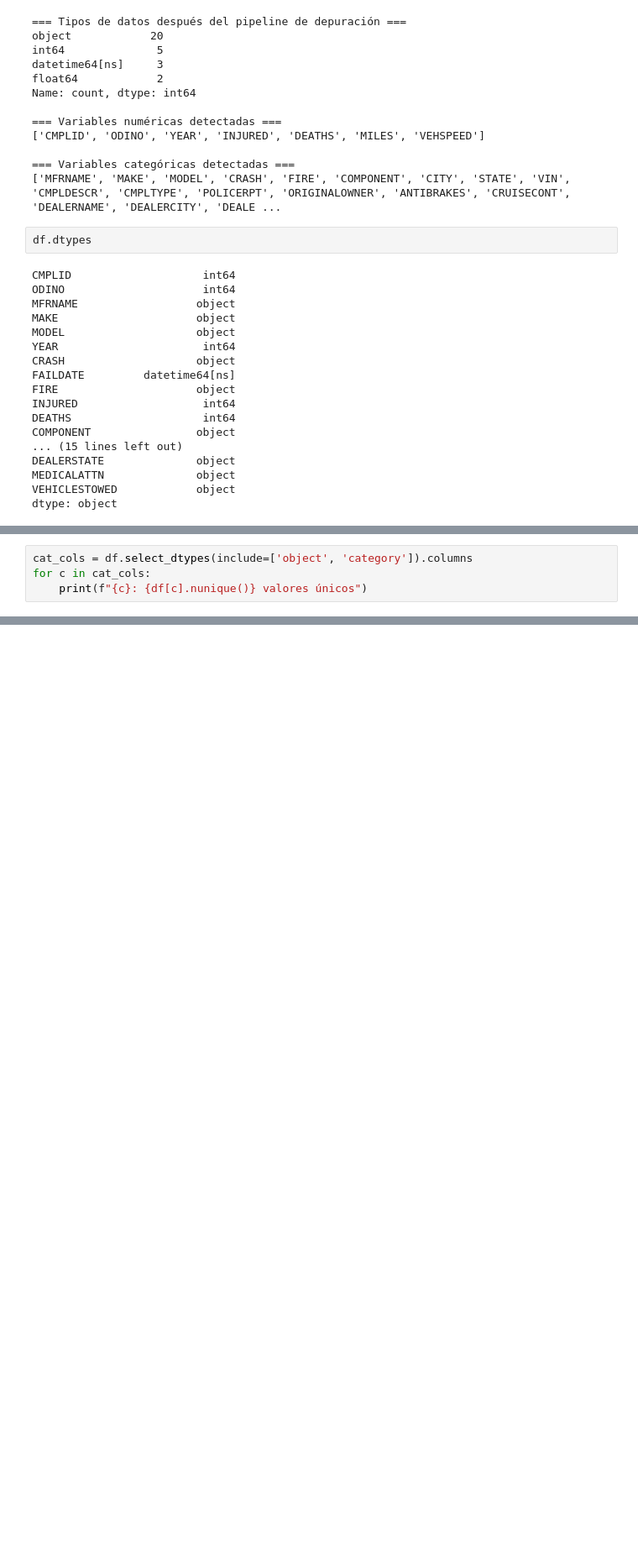
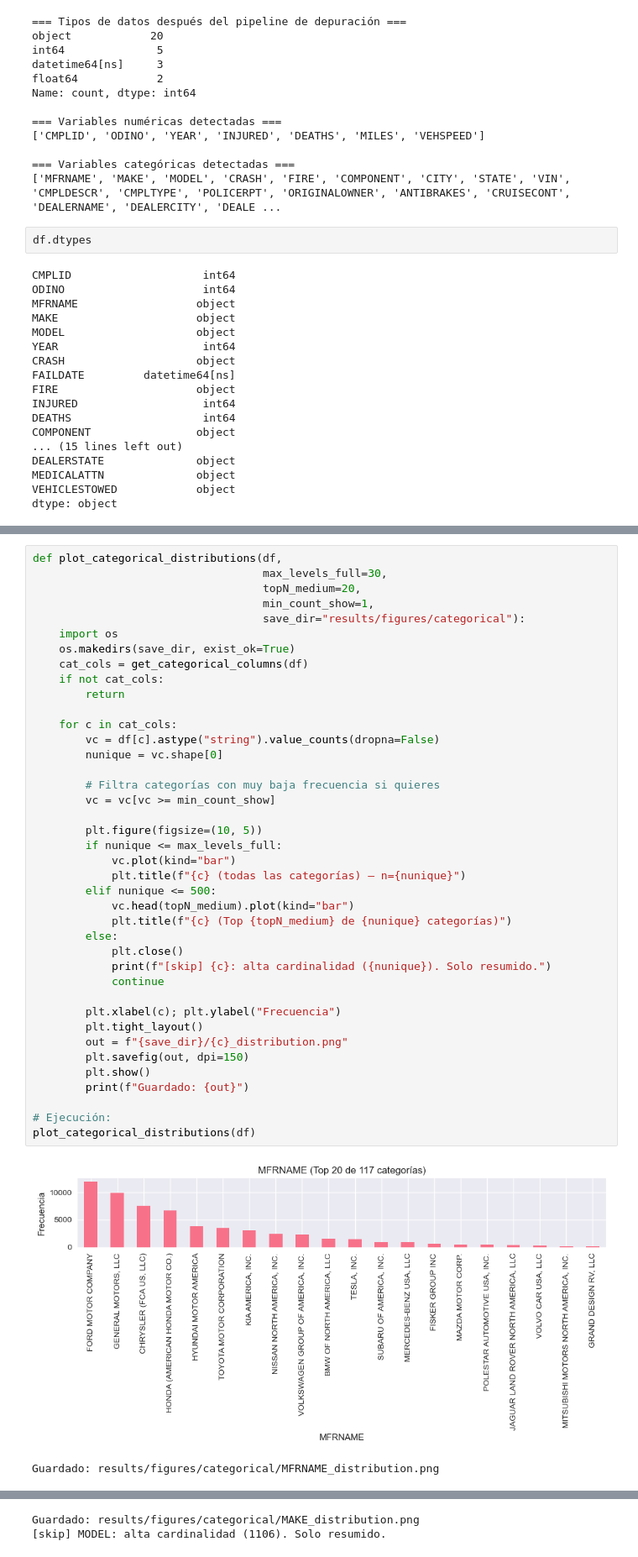
Before and after one commit to erikmoralestec/proyecto-integrador-grafos-de-conocimiento-llm, a Jupyter notebook: notebooks/01_EDA_UserComplaints.ipynb, the cells around one changed output, grey strips where cells are left out. Shown at 84% size. Drawn from its saved outputs; the diff is of its cells as text; blank space fills up the shorter version.

```diff
--- a/notebooks/01_EDA_UserComplaints.ipynb
+++ b/notebooks/01_EDA_UserComplaints.ipynb
@@ -426,4 +233,0 @@ Name: count, dtype: int64
-# %%
-cat_cols = df.select_dtypes(include=['object', 'category']).columns
-for c in cat_cols:
-    print(f"{c}: {df[c].nunique()} valores únicos")
@@ -1218,0 +569,43 @@ display(top_by_label.groupby('label').head(10))
+# %%
+def plot_categorical_distributions(df,
+                                   max_levels_full=30,
+                                   topN_medium=20,
+                                   min_count_show=1,
+                                   save_dir="results/figures/categorical"):
+    import os
+    os.makedirs(save_dir, exist_ok=True)
+    cat_cols = get_categorical_columns(df)
+    if not cat_cols:
+        return
+
+    for c in cat_cols:
+        vc = df[c].astype("string").value_counts(dropna=False)
+        nunique = vc.shape[0]
+
+        # Filtra categorías con muy baja frecuencia si quieres
+        vc = vc[vc >= min_count_show]
+
+        plt.figure(figsize=(10, 5))
+        if nunique <= max_levels_full:
+            vc.plot(kind="bar")
+            plt.title(f"{c} (todas las categorías) — n={nunique}")
+        elif nunique <= 500:
+            vc.head(topN_medium).plot(kind="bar")
+            plt.title(f"{c} (Top {topN_medium} de {nunique} categorías)")
+        else:
+            plt.close()
+            print(f"[skip] {c}: alta cardinalidad ({nunique}). Solo resumido.")
+            continue
+
+        plt.xlabel(c); plt.ylabel("Frecuencia")
+        plt.tight_layout()
+        out = f"{save_dir}/{c}_distribution.png"
+        plt.savefig(out, dpi=150)
+        plt.show()
+        print(f"Guardado: {out}")
+
+# Ejecución:
+plot_categorical_distributions(df)
+# %% [output]
+[figure, added]
+Guardado: results/figures/categorical/MFRNAME_distribution.png
@@ -1218,0 +613,2 @@ display(top_by_label.groupby('label').head(10))
+Guardado: results/figures/categorical/MAKE_distribution.png
+[skip] MODEL: alta cardinalidad (1106). Solo resumido.
```
Also changed, not shown: parts of 71 cells of this notebook.
